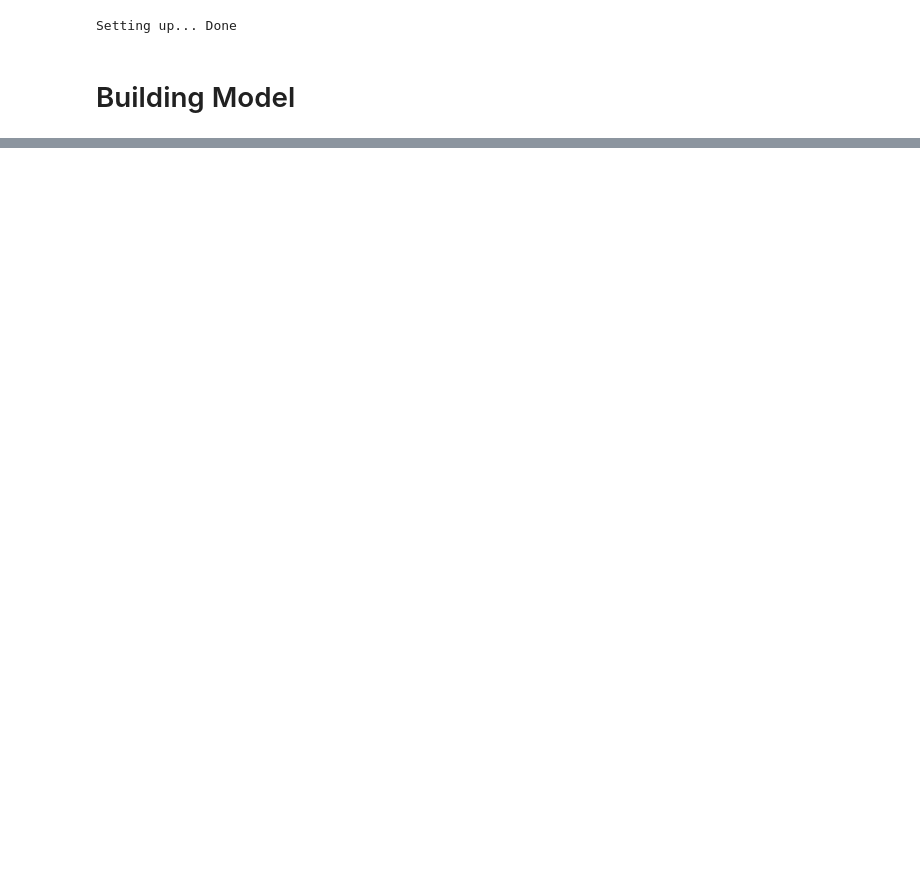
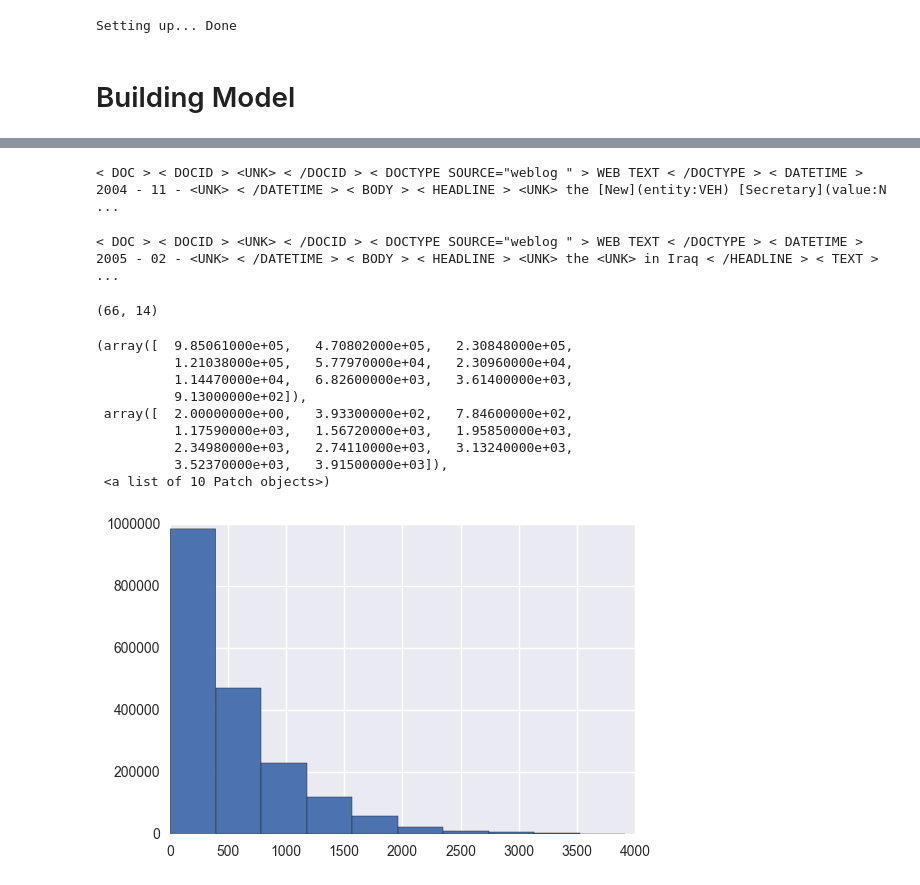
Before and after one commit to teffland/infonet, a Jupyter notebook: notebooks/Chainer end-to-end.ipynb, the cells around one changed output, grey strips where cells are left out. Cells and saved outputs as stored; diff of their text form; code cells hidden in the pictures; blank space fills up the shorter version.

```diff
--- a/notebooks/Chainer end-to-end.ipynb
+++ b/notebooks/Chainer end-to-end.ipynb
@@ -248,0 +922,5 @@ class Extractor(ch.Chain):
+# %%
+full_times = []
+cut_times = []
+full_dists = []
+cut_dists = []
@@ -248,0 +1053,41 @@ class Extractor(ch.Chain):
+# %%
+def print_tagged_doc(tokens, mentions, mspans):
+    doc_str = ''
+    m_starts = [m[0] for m in mspans]
+    m_ends = [m[1] for m in mspans]
+    m_types = {m[1]:t for m, t in zip(mspans, mentions)}
+    for i, token in enumerate(tokens):
+        if i in m_starts:
+            doc_str += '['
+        doc_str += token
+        if i+1 in m_ends:
+            doc_str += ']'
+            doc_str += '({})'.format(m_types[i+1])
+        doc_str += ' '
+    print doc_str
+
+mentions = convert_sequence(ms[0], mention_vocab.token)
+print_tagged_doc(s, mentions, mspans[0])
+# %% [output]
+< DOC > < DOCID > <UNK> < /DOCID > < DOCTYPE SOURCE="weblog " > WEB TEXT < /DOCTYPE > < DATETIME > 2004 - 11 - <UNK> < /DATETIME > < BODY > < HEADLINE > <UNK> the [New](entity:VEH) [Secretary](value:N ...
+# %%
+print ' '.join(convert_sequence(x_list[0], token_vocab.token))
+# %% [output]
+< DOC > < DOCID > <UNK> < /DOCID > < DOCTYPE SOURCE="weblog " > WEB TEXT < /DOCTYPE > < DATETIME > 2005 - 02 - <UNK> < /DATETIME > < BODY > < HEADLINE > <UNK> the <UNK> in Iraq < /HEADLINE > < TEXT >  ...
+# %%
+print ret[0][0].shape
+# %% [output]
+(66, 14)
+# %%
+plt.hist([d for dist in full_dists for d in dist])
+# %% [output]
+(array([  9.85061000e+05,   4.70802000e+05,   2.30848000e+05,
+          1.21038000e+05,   5.77970000e+04,   2.30960000e+04,
+          1.14470000e+04,   6.82600000e+03,   3.61400000e+03,
+          9.13000000e+02]),
+ array([  2.00000000e+00,   3.93300000e+02,   7.84600000e+02,
+          1.17590000e+03,   1.56720000e+03,   1.95850000e+03,
+          2.34980000e+03,   2.74110000e+03,   3.13240000e+03,
+          3.52370000e+03,   3.91500000e+03]),
+ <a list of 10 Patch objects>)
+[figure, added]
```
Also changed, not shown: parts of 37 cells of this notebook, 12 other files.
